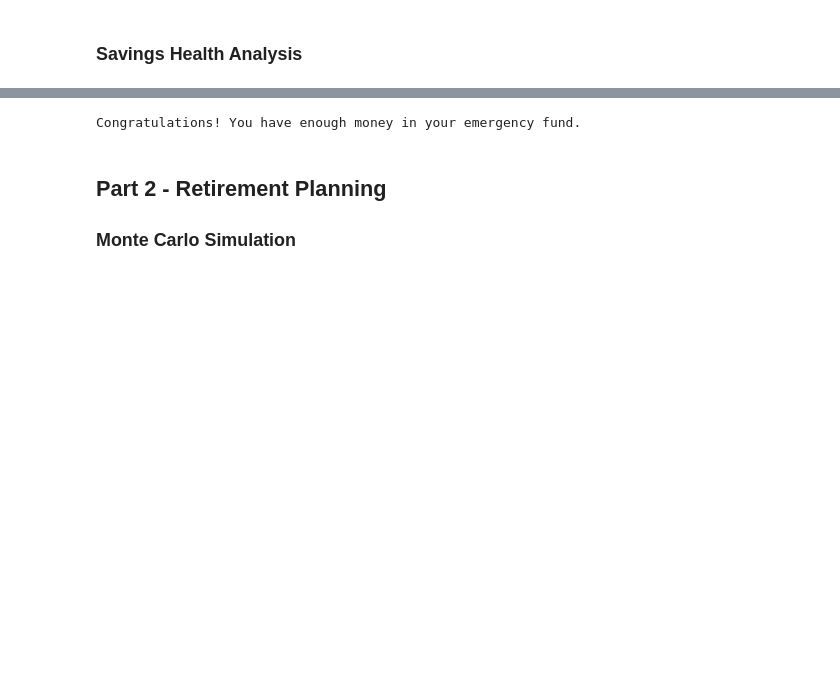
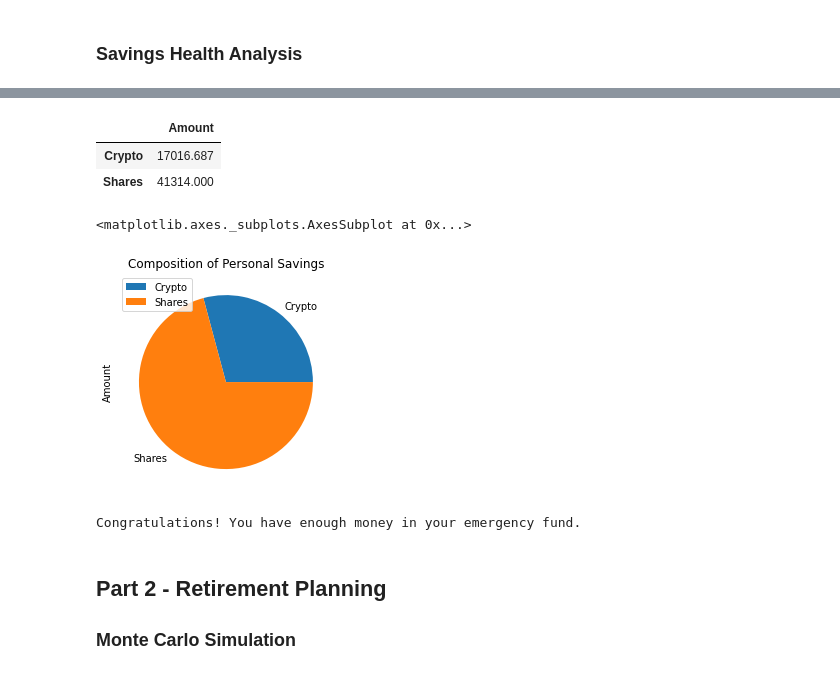
Before and after one commit to KPH3802/Financial_Planning, a Jupyter notebook: financial-planner.ipynb, the cells around one changed output, grey strips where cells are left out. Cells and saved outputs as stored; diff of their text form; code cells hidden in the pictures; blank space fills up the shorter version.

```diff
--- a/financial-planner.ipynb
+++ b/financial-planner.ipynb
@@ -66,6 +66,7 @@ alpaca = tradeapi.REST(
     alpaca_secret_key,
     api_version="v2")
 # %%
+# Format current date as ISO format
 today = pd.Timestamp("2020-09-01", tz="America/Chicago").isoformat()
 
 # Set the tickers
@@ -83,7 +84,10 @@ df_portfolio = alpaca.get_barset(
 ).df
 
 # Pick AGG and SPY close prices
-closing_prices_AGG = float(df_portfolio["AGG"]["close"])
-closing_prices_SPY = float(df_portfolio["SPY"]["close"])
-closing_prices_AGG
+agg_close_price = float(df_portfolio["AGG"]["close"])
+spy_close_price = float(df_portfolio["SPY"]["close"])
+
+# Print AGG and SPY close prices
+print(f"Current AGG closing price: ${agg_close_price}")
+print(f"Current SPY closing price: ${spy_close_price}")
 # %% [output]
@@ -119,8 +96,8 @@ Current SPY closing price: $334.55
 # %%
 # Compute the current value of shares
-# YOUR CODE HERE!
-
+my_agg_value = agg_close_price * my_agg
+my_spy_value = spy_close_price * my_spy
 # Print current value of share
-print(f"The current value of your {my_spy} SPY shares is ${my_spy_value:0.2f}")
-print(f"The current value of your {my_agg} AGG shares is ${my_agg_value:0.2f}")
+print(f"The current value of your {my_spy} SPY shares is ${my_spy_value:0,.2f}")
+print(f"The current value of your {my_agg} AGG shares is ${my_agg_value:0,.2f}")
 # %% [output]
@@ -147,14 +108,36 @@ display(df_savings)
-# %%
-# Set ideal emergency fund
-emergency_fund = monthly_income * 3
-
-# Calculate total amount of savings
-# YOUR CODE HERE!
-
-# Validate saving health
-# YOUR CODE HERE!
-# %% [output]
-Congratulations! You have enough money in your emergency fund.
+# %%
+# Create savings DataFrame
+
+total_shares_savings = my_btc_value + my_eth_value
+total_crypto_savings = my_agg_value + my_spy_value
+df_savings = pd.DataFrame({"Amount":[total_shares_savings, total_crypto_savings]},index= ['Crypto','Shares'])
+df_savings
+# %% [output]
+|  | Amount |
+| Crypto | 17016.687 |
+| Shares | 41314.000 |
+# %%
+# Plot savings pie chart
+df_savings.plot.pie(y="Amount", title="Composition of Personal Savings")
+# %% [output]
+<matplotlib.axes._subplots.AxesSubplot at 0x...>
+[figure, added]
+# %%
+# Set ideal emergency fund
+emergency_fund = monthly_income * 3
+
+# Calculate total amount of savings
+total_savings = total_shares_savings + total_crypto_savings
+dollars_away = total_savings - emergency_fund
+# Validate saving health
+if total_savings > emergency_fund:
+    print("Congratulations! You have enough money in your emergency fund.")
+elif total_savings == emergency_fund:
+    print("Congratulations! You have reached a financial goal of enough money in your emergency fund.")
+else:
+    print(f"You are {dollars_away} from reaching your emergency fund.")
+# %% [output]
+Congratulations! You have enough money in your emergency fund.
 # %% [markdown]
 ## Part 2 - Retirement Planning
 
```
Also changed, not shown: parts of 6 cells of this notebook.
